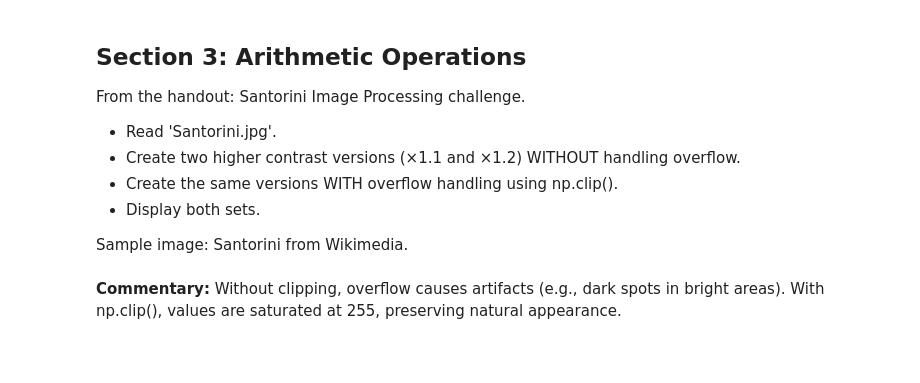
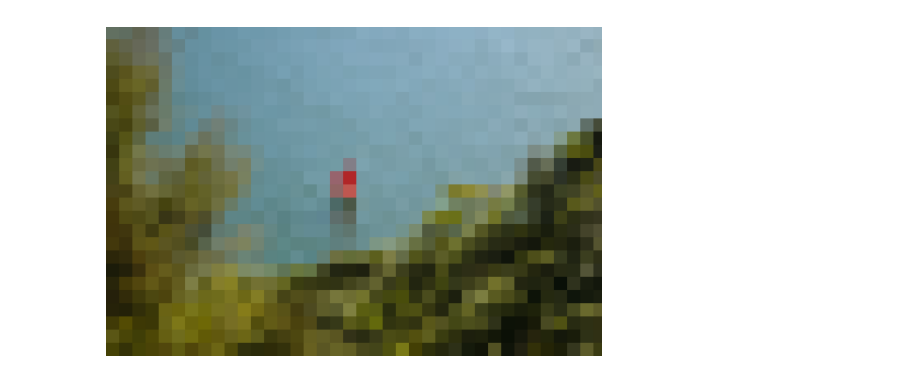
Before and after one commit to jan-zika/computer_vision, a Jupyter notebook: image_manipulation_01.ipynb, the cells around one changed output. Saved outputs shown, nothing was run; the diff lists cells and outputs as text; code cells hidden in the pictures; blank space fills up the shorter version.

```diff
--- a/image_manipulation_01.ipynb
+++ b/image_manipulation_01.ipynb
@@ -112,11 +44,0 @@ plt.show()
-# %% [markdown]
-## Section 3: Arithmetic Operations
-
-From the handout: Santorini Image Processing challenge.
-
-- Read 'Santorini.jpg'.
-- Create two higher contrast versions (×1.1 and ×1.2) WITHOUT handling overflow.
-- Create the same versions WITH overflow handling using np.clip().
-- Display both sets.
-
-Sample image: Santorini from Wikimedia.
@@ -157,2 +45,20 @@ plt.show()
-# %% [markdown]
-**Commentary:** Without clipping, overflow causes artifacts (e.g., dark spots in bright areas). With np.clip(), values are saturated at 255, preserving natural appearance.
+# %%
+# Pixel art effect
+# Reduce detail by averaging colors in blocks.
+
+def pixel_art(image, block_size=10):
+    h, w, _ = image.shape
+    out = image.copy()
+    for y in range(0, h, block_size):
+        for x in range(0, w, block_size):
+            block = image[y:y+block_size, x:x+block_size]
+            color = block.mean(axis=(0,1)).astype(int)   # average color
+            out[y:y+block_size, x:x+block_size] = color
+    return out
+
+pix = pixel_art(img, block_size=20)
+plt.imshow(pix[:, :, ::-1])
+plt.axis("off")
+plt.show()
+# %% [output]
+[figure, added]
```
Also changed, not shown: parts of 16 cells of this notebook.
